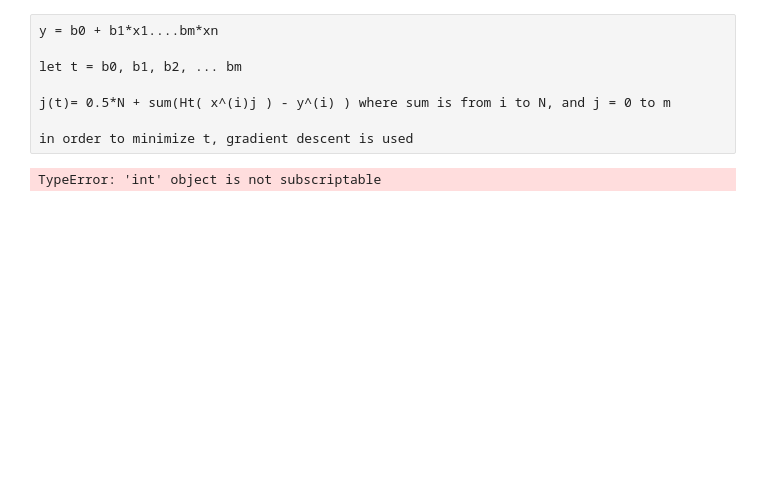
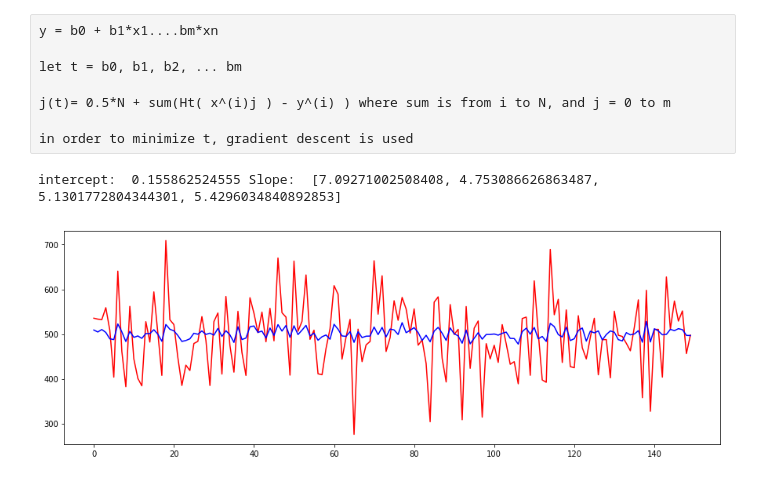
Before and after one commit to michaelzeng25/Gradient-descent-for-multiple-linear-regression, a Jupyter notebook: Gradient descent for multivariable linear regression.ipynb, the cells around one changed output. Saved outputs shown, nothing was run; the diff lists cells and outputs as text; code cells hidden in the pictures; blank space fills up the shorter version.

```diff
--- a/Gradient descent for multivariable linear regression.ipynb
+++ b/Gradient descent for multivariable linear regression.ipynb
@@ -42,7 +43,7 @@ dtypes: float64(5)
 memory usage: 19.6 KB
 # %%
 # convert the dataframe to array to be easier to use in the forloo
-df_x = df.values
+#df_x = df.values
 # exclude the dependent variable
-df_x = df_x[:,0:-1]
-df_y = df['Yearly Amount Spent'].values
+df_x = df[['Avg. Session Length','Time on App','Time on Website','Length of Membership']]
+df_y = df['Yearly Amount Spent']
@@ -68,3 +50,9 @@ array([ 587.95105397,  392.20493344,  487.54750487,  581.85234404,
+# %%
+X_train = np.array(df_x[0:350])
+y_train = np.array(df_y[0:350])
+# %%
+X_test = np.array(df_x[350:])
+y_test = np.array(df_y[350:])
 # %% [raw]
 y = b0 + b1*x1....bm*xn
 
@@ -111,9 +64,55 @@ def run_minimize_m_b(df_x, df_y, init_m, init_b, learning_rate, num_iteration):
-# %%
-# set initial bs to 0s
-init_m = 0 # the intercept
-init_b = np.array([0 for x in range(len(df_x[0]))]) # coefficients are all initially 0.
-
-m, b = run_minimize_m_b(df_x, df_y, init_m, init_b, learning_rate, num_iteration)
-print ("intercept: ",b0, "Slope: ",b)
-# %% [output]
-TypeError: 'int' object is not subscriptable
+# %%
+init_m = 0
+init_b = [0 for x in range(regressors)]
+learning_rate = 0.0001
+num_iteration = 800
+N = len(X_train)
+regressors = len(X_train[0])
+# number of traiing example here is just 1(time on app), so 1/m is just 1
+
+# training set
+def minimize_m_b(X_train,y_train,init_m1 , init_b1, learning_rate):
+    minimize_m = init_m1
+    minimize_b = [x for x in init_b1]
+    # without setting up the values for minimize_b in this way, the values for both will keep adding up
+
+    for i in range(N):
+        sum_m_b = 0 # forgot to put this and cause the huge numbers for m and b
+
+        for j in range(regressors):
+            sum_m_b += init_b1[j] * X_train[i][j]
+        minimize_m +=  init_m1 + sum_m_b - y_train[i]
+        for k in range(regressors):
+            minimize_b[k] += (init_m1 + sum_m_b - y_train[i]) * X_train[i][k]
+
+    minimized_m = init_m1 - (learning_rate *(1/N) * minimize_m)
+    for l in range(regressors):
+        minimized_b[l] = init_b1[l] - (learning_rate * (1/N) * minimize_b[l])
+    return [minimized_m, minimized_b]
+
+
+def run_minimize_m_b(X_train,y_train,init_m, init_b, learning_rate, num_iteration):
+    init_m1 = init_m
+    init_b1 = [x for x in init_b]
+    for i in range(num_iteration):
+        init_m1,init_b1 = minimize_m_b(X_train,y_train, init_m1, init_b1, learning_rate)
+    return [init_m1, init_b1] # the problem for the huge numbers are here, after switch to m1 and b1, the number get smaller
+
+m, b= run_minimize_m_b(X_train,y_train, init_m, init_b, learning_rate, num_iteration)
+print ("intercept: ",m, "Slope: ",b)
+# %% [output]
+intercept:  0.155862524555 Slope:  [7.09271002508408, 4.753086626863487, 5.1301772804344301, 5.4296034840892853]
+# %%
+sub_sum=0
+predicted_y=[]
+for i in range(len(y_test)):
+    for j in range(regressors):
+        sub_sum += b[j]*X_test[i][j]
+    predicted_y.append(m + sub_sum)
+    sub_sum = 0
+
+fir, ax = plt.subplots(figsize=(15,5))
+a1, =plt.plot(y_test, color='red')
+a2,=plt.plot(predicted_y, color='blue')
+# %% [output]
+[figure, added]
```
Also changed, not shown: parts of 11 cells of this notebook.
